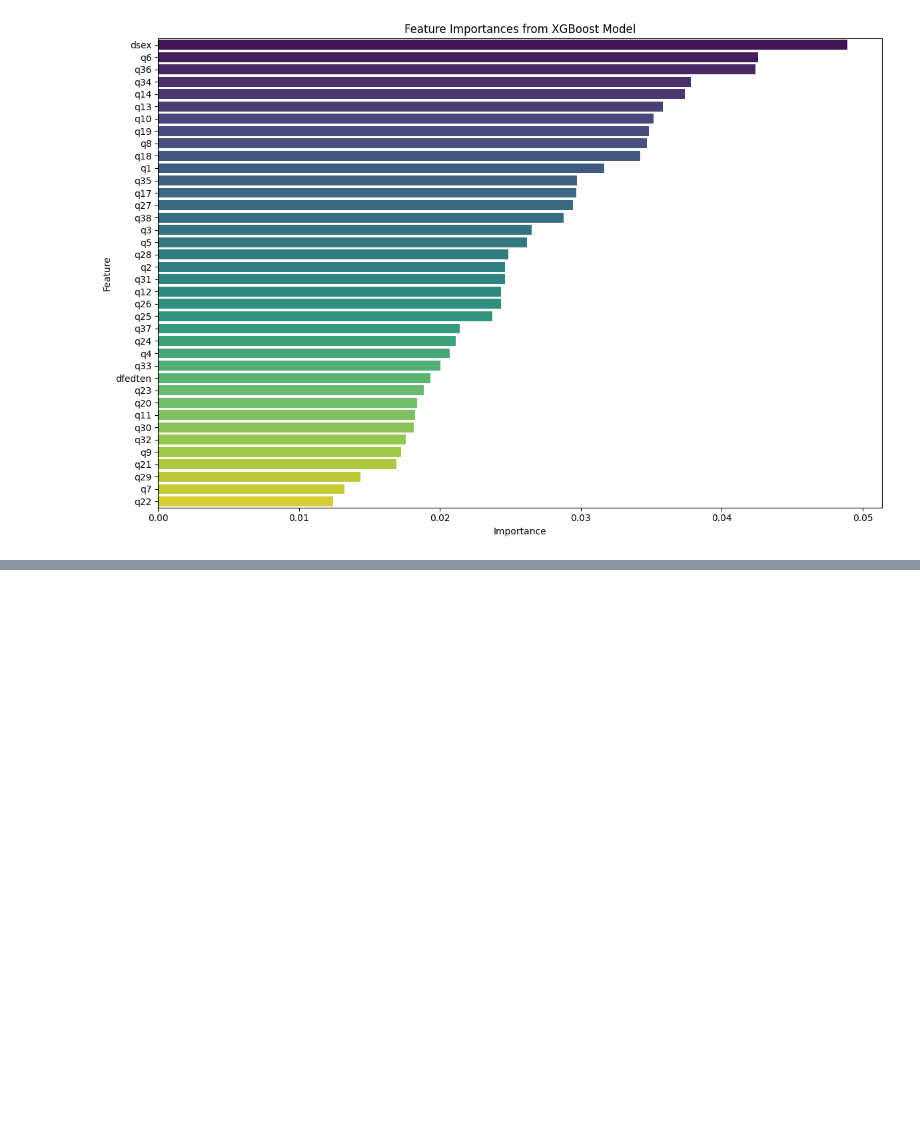
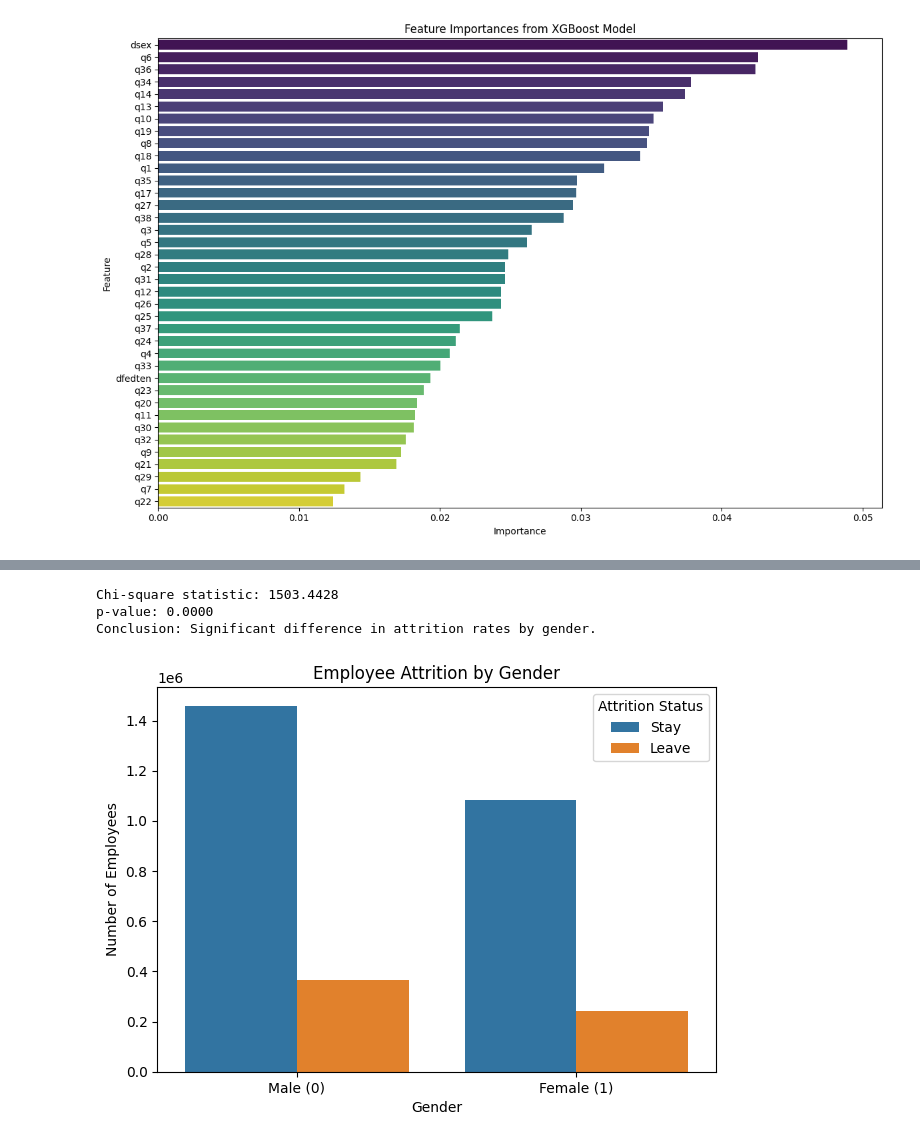
Before and after one commit to sophiaajensen/ADS599_CapstoneProject, a Jupyter notebook: code library/Modeling.ipynb, the cells around one changed output, grey strips where cells are left out. Cells and saved outputs as stored; diff of their text form; code cells hidden in the pictures; blank space fills up the shorter version.

```diff
--- a/code library/Modeling.ipynb
+++ b/code library/Modeling.ipynb
@@ -346,0 +383,29 @@ XGBoost Accuracy: 0.8077813185540732
+# %%
+from scipy.stats import chi2_contingency
+
+# Assuming df has columns 'dsex' and 'dleaving' with 0/1 values
+contingency_table = pd.crosstab(df['dsex'], df['dleaving'])
+chi2, p, dof, expected = chi2_contingency(contingency_table)
+
+print(f"Chi-square statistic: {chi2:.4f}")
+print(f"p-value: {p:.4f}")
+
+if p < 0.05:
+    print("Conclusion: Significant difference in attrition rates by gender.")
+else:
+    print("Conclusion: No significant difference in attrition rates by gender.")
+# %% [output]
+Chi-square statistic: 1503.4428
+p-value: 0.0000
+Conclusion: Significant difference in attrition rates by gender.
+# %%
+sns.countplot(data=df, x='dsex', hue='dleaving')
+plt.xticks([0, 1], ['Male (0)', 'Female (1)'])
+plt.xlabel('Gender')
+plt.ylabel('Number of Employees')
+plt.title('Employee Attrition by Gender')
+plt.legend(title='Attrition Status', labels=['Stay', 'Leave'])
+plt.tight_layout()
+plt.show()
+# %% [output]
+[figure, added]
```
Also changed, not shown: parts of 5 cells of this notebook.
